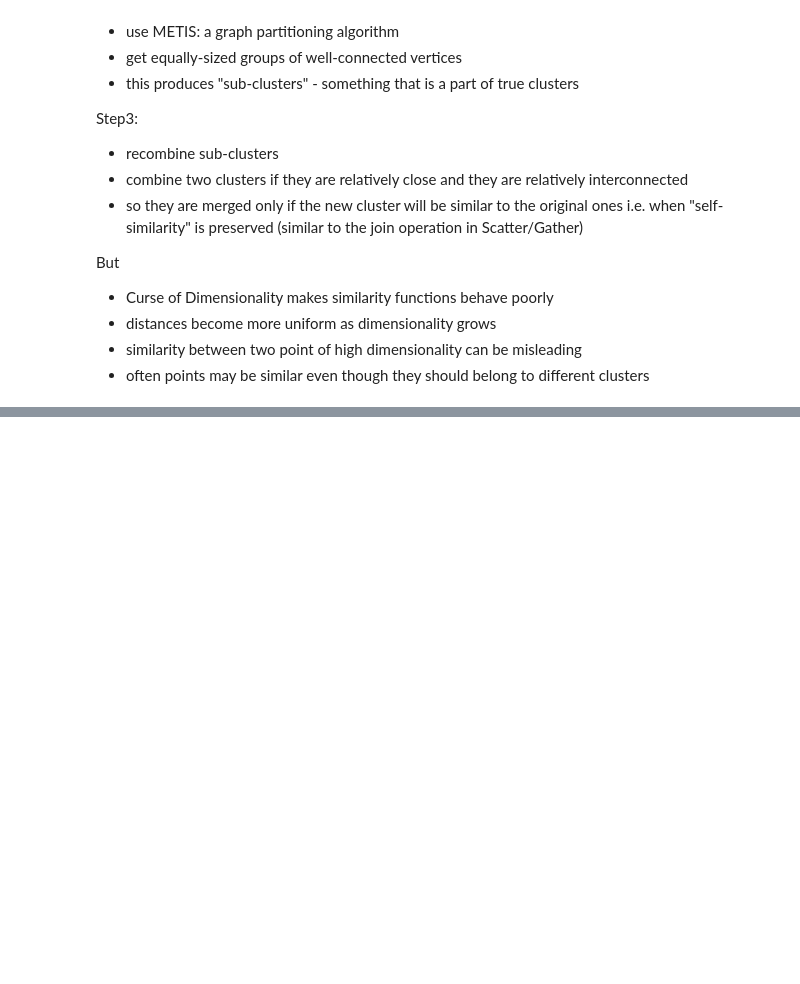
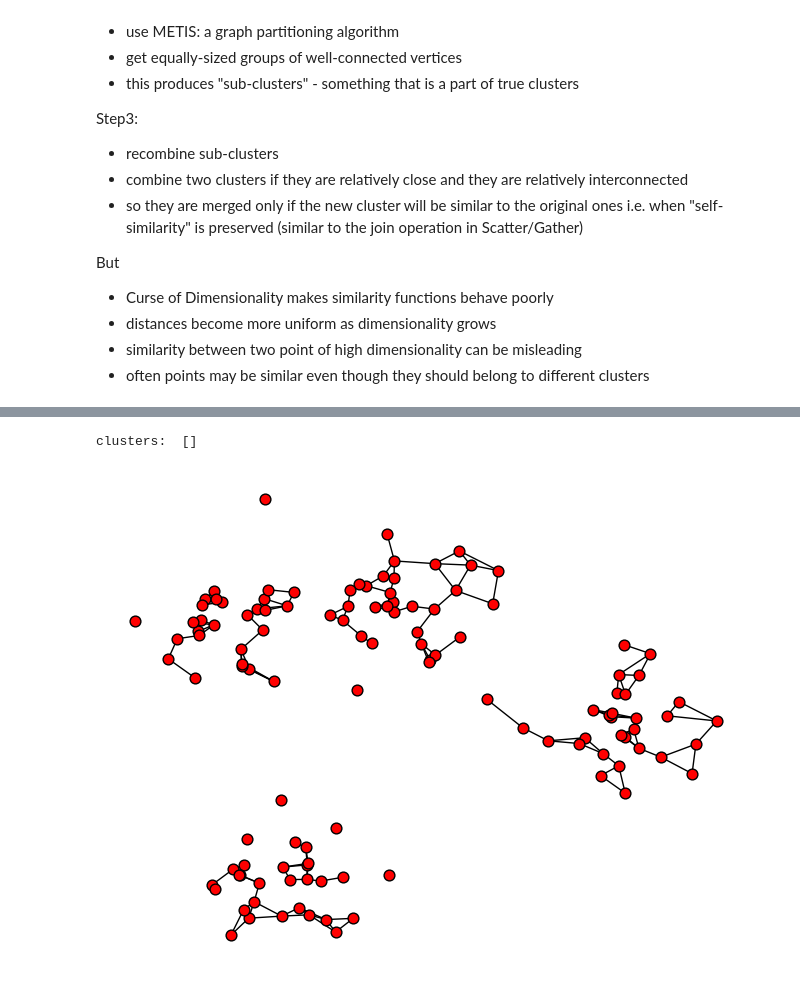
Before and after one commit to guglielmosanchini/ClustViz, a Jupyter notebook: Clustering_visualization_notebook.ipynb, the cells around one changed output, grey strips where cells are left out. Saved outputs shown, nothing was run; the diff lists cells and outputs as text; code cells hidden in the pictures; blank space fills up the shorter version.

```diff
--- a/Clustering_visualization_notebook.ipynb
+++ b/Clustering_visualization_notebook.ipynb
@@ -1012,0 +1163,4 @@ score:  0.3675608404080207
+# %%
+r_dict = {}
+for i in list(restr_dict.keys()):
+    r_dict[i] = [i for i in restr_dict[i] if i in points]
@@ -1012,0 +1183,24 @@ score:  0.3675608404080207
+# %%
+from tqdm.auto import tqdm
+def euclidean_distance(a, b):
+    return np.linalg.norm(np.array(a) - np.array(b))
+def knn_graph_sym(df, k, verbose=False):
+    points = [p[1:] for p in df.itertuples()]
+    g = nx.Graph()
+    for i in range(0, len(points)):
+        g.add_node(i)
+    iterpoints = tqdm(enumerate(points), total=len(points)) if verbose else enumerate(points)
+    for i, p in iterpoints:
+        distances = list(map(lambda x: euclidean_distance(p, x), points))
+        closests = np.argsort(distances)[1:k+1]  # second through kth closest
+        for c in closests:
+            distances2 = list(map(lambda x: euclidean_distance(points[c], x), points))
+            closests2 = np.argsort(distances2)[1:k+1]
+            if i in closests2:
+
+                g.add_edge(i, c, weight=1.0 / distances[c], similarity=int(1.0 / distances[c] * 1e4))
+        g.node[i]['pos'] = p
+    g.graph['edge_weight_attr'] = 'similarity'
+    return g
+# %%
+z = knn_graph_sym(pd.DataFrame(X),4, True)
@@ -1012,0 +1213,5 @@ score:  0.3675608404080207
+# %%
+plot2d_graph(z)
+# %% [output]
+clusters:  []
+[figure, added]
```
Also changed, not shown: parts of 30 cells of this notebook, 4 other files.
